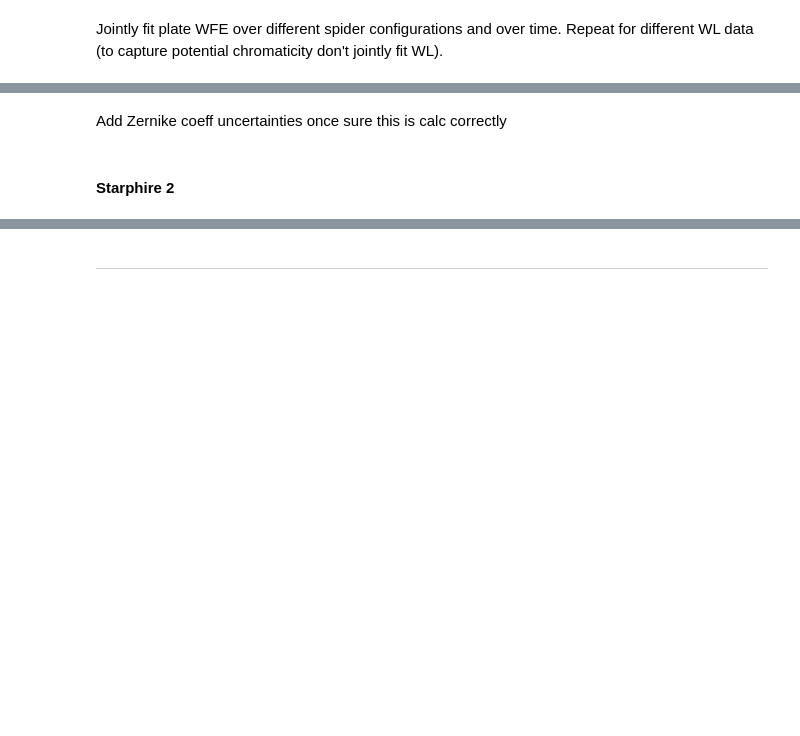
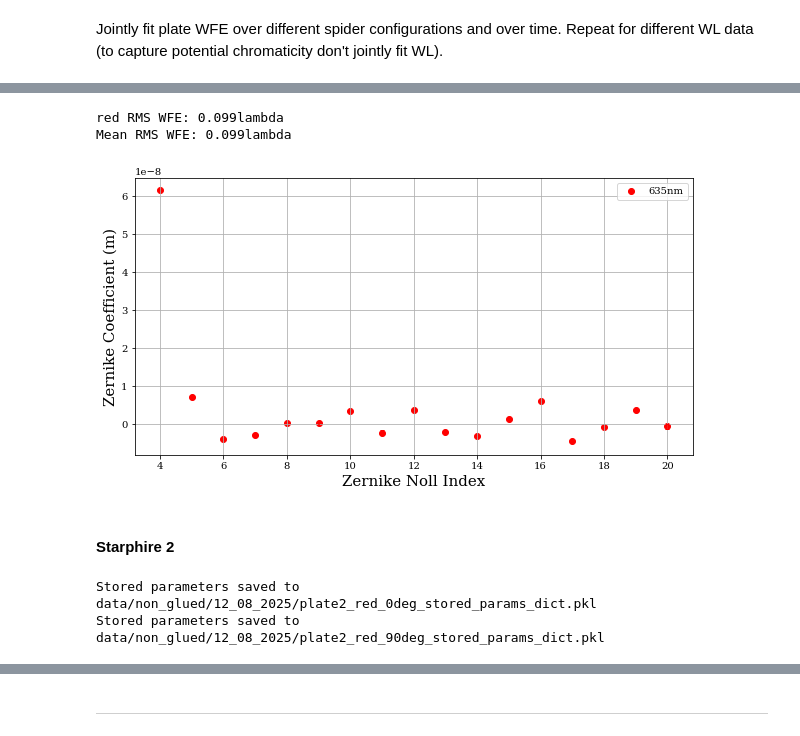
Before and after one commit to TolimanSpace/toliman_dp_design_testing, a Jupyter notebook: Gluing_Characterisation_8_25.ipynb, the cells around one changed output, grey strips where cells are left out. Saved outputs shown, nothing was run; the diff lists cells and outputs as text; code cells hidden in the pictures; blank space fills up the shorter version.

```diff
--- a/Gluing_Characterisation_8_25.ipynb
+++ b/Gluing_Characterisation_8_25.ipynb
@@ -667,54 +557,40 @@ RMS WF error excludes tip/tilt coeffs. Not sure if this should try to be measure
 # %%
-# Calc fit statistics
-# green_coeffs = np.load(save_dir + "red_"+plate_name+"_green_aperture_coeffs.npy")
-# red_coeffs = np.load(save_dir + "red_"+plate_name+"_red_aperture_coeffs.npy")
-# mean_green = np.mean(green_coeffs, axis=0) #teehee
-# mean_red = np.mean(red_coeffs, axis=0)
-# stdev_green, stdev_red = np.std(green_coeffs, axis=0), np.std(red_coeffs, axis=0)
-green_c = pickle.load(open(save_dir + plate_name+"_green_coeffs_dict.pkl",'rb'))
-red_c = pickle.load(open(save_dir + plate_name+"_red_coeffs_dict.pkl",'rb'))
-mean_green, stdev_green = green_c["value"], green_c["SEM"]
-mean_red, stdev_red = red_c["value"], green_c["SEM"]
-# stdev_green, stdev_red = np.std(green_coeffs, axis=0), np.std(red_coeffs, axis=0)
-# WFE calc excluding piston, tip and tilt
+# plot this info
+stored_coeffs = pickle.load(open(save_dir +plate_name+ "_red_coeffs_dict.pkl",'rb'))
+mean, stdev = stored_coeffs["value"], stored_coeffs["SEM"]
+
 plt.figure(figsize=(10,5))
 wf_errs = []
-# OR (depending on optimisation config)
-# labels = [
-#     "0deg_green",
-#     "90deg_green",
-#     "0deg_red",
-#     "90deg_red",
-# ]
-labels = ['green', 'red']
-stdevs = [stdev_green, stdev_red]
-for i,coeffs in enumerate([mean_green, mean_red]):
+labels = ['red']
+stdevs = [stdev]
+for i,coeffs in enumerate([mean]):
 
     if 'red' in labels[i]:
         wl = red_laser_wl
         colour = 'r'
     elif 'green' in labels[i]:
         wl = green_laser_wl
         colour = 'g'
     else:
         ValueError("Unknown Wavelength")
 
     plt.scatter(zernike_indicies, coeffs, label=str(round(wl*1e9))+"nm", c=colour)
     plt.errorbar(zernike_indicies, coeffs, yerr=stdevs[i],ecolor=colour, capsize=2,linestyle='')
     RMS_wf_err = ((coeffs**2).sum())**0.5
 
     print("{} RMS WFE: {:.3f}lambda".format(labels[i], RMS_wf_err/wl))
     wf_errs.append(RMS_wf_err/wl)
 
 plt.xlabel("Zernike Noll Index")
 plt.ylabel("Zernike Coefficient (m)")
-plt.title(plate_name + "("+save_dir+")")
 plt.grid()
 plt.legend()
 
 print("Mean RMS WFE: {:.3f}lambda".format(np.mean(wf_errs)))
+# %% [output]
+red RMS WFE: 0.099lambda
+Mean RMS WFE: 0.099lambda
+[figure, added]
-# %% [markdown]
-Add Zernike coeff uncertainties once sure this is calc correctly
 # %% [markdown]
 #### Starphire 2
 # %%
@@ -936,0 +703,6 @@ np.save(save_dir +plate_name+"_green_aperture_coeffs.npy", np.asarray(green_coef
+# %%
+filenames = [save_dir+plate_name+"_red_0deg_stored_params_dict.pkl", save_dir+plate_name+"_red_90deg_stored_params_dict.pkl"]
+optimisation_manager.save_stored_params(filenames=filenames)
+# %% [output]
+Stored parameters saved to data/non_glued/12_08_2025/plate2_red_0deg_stored_params_dict.pkl
+Stored parameters saved to data/non_glued/12_08_2025/plate2_red_90deg_stored_params_dict.pkl
```
Also changed, not shown: parts of 41 cells of this notebook, 1 other file.
